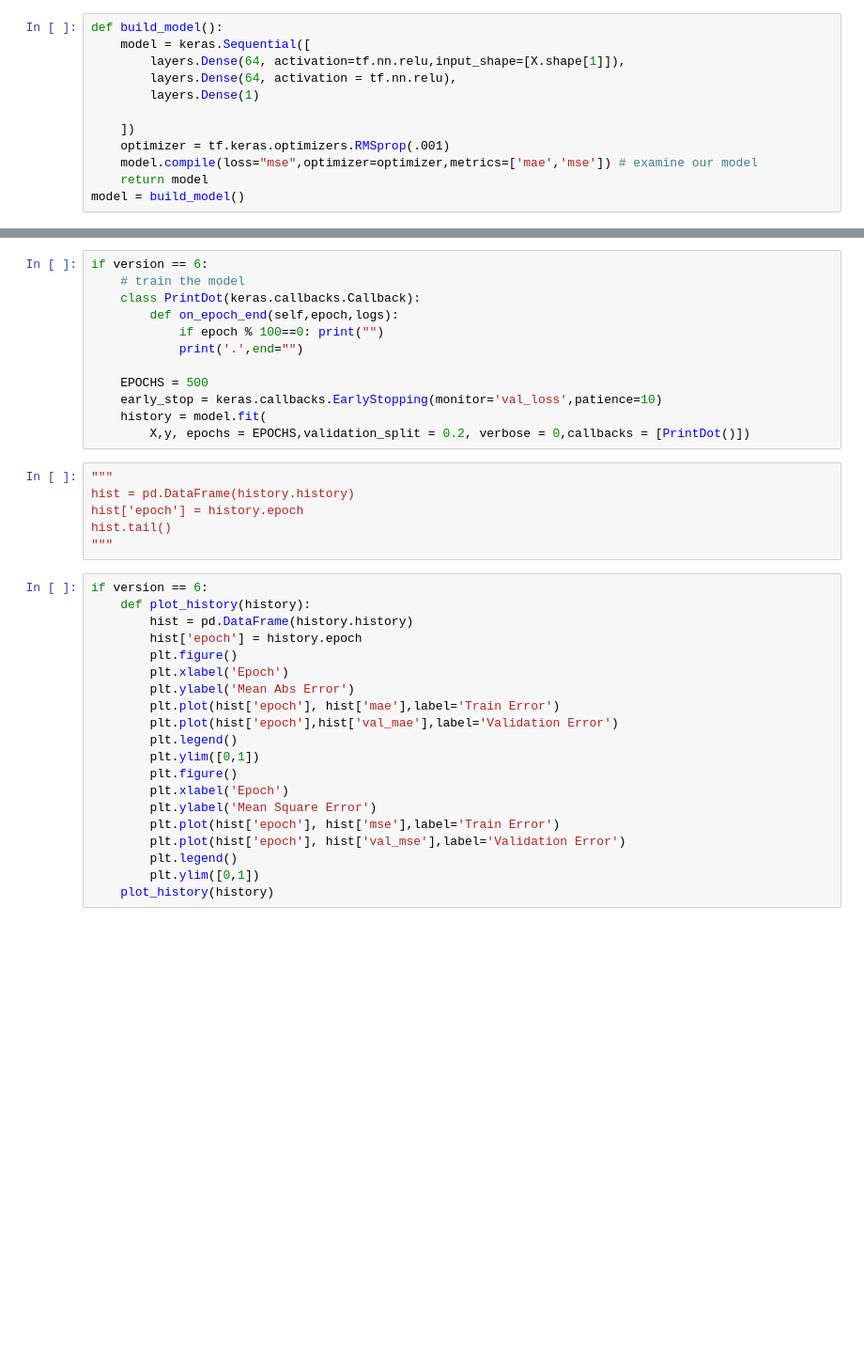
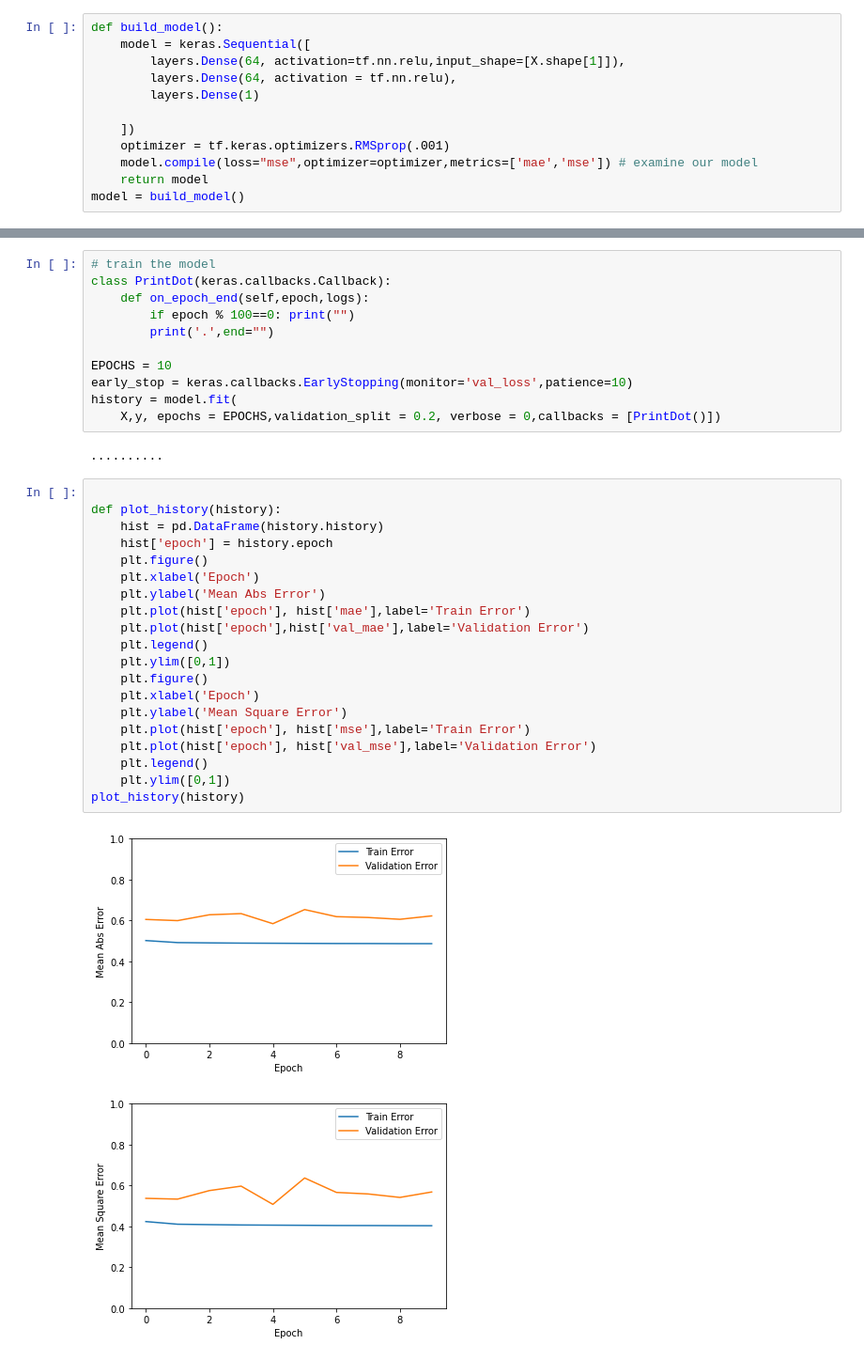
Before and after one commit to Idoleshem/Mini-ML-Spotify-Project-, a Jupyter notebook: model.ipynb, the cells around one changed output, grey strips where cells are left out. Shown: that part at 94% size. Drawn from its saved outputs; the diff is of its cells as text; blank space fills up the shorter version.

```diff
--- a/model.ipynb
+++ b/model.ipynb
@@ -375,39 +169,37 @@ if version ==6:
 # %%
-if version == 6:
-    # train the model
-    class PrintDot(keras.callbacks.Callback):
-        def on_epoch_end(self,epoch,logs):
-            if epoch % 100==0: print("")
-            print('.',end="")
+# train the model
+class PrintDot(keras.callbacks.Callback):
+    def on_epoch_end(self,epoch,logs):
+        if epoch % 100==0: print("")
+        print('.',end="")
 
-    EPOCHS = 500
-    early_stop = keras.callbacks.EarlyStopping(monitor='val_loss',patience=10)
-    history = model.fit(
-        X,y, epochs = EPOCHS,validation_split = 0.2, verbose = 0,callbacks = [PrintDot()])
+EPOCHS = 10
+early_stop = keras.callbacks.EarlyStopping(monitor='val_loss',patience=10)
+history = model.fit(
+    X,y, epochs = EPOCHS,validation_split = 0.2, verbose = 0,callbacks = [PrintDot()])
+# %% [output]
+..........
-# %%
-"""
-hist = pd.DataFrame(history.history)
-hist['epoch'] = history.epoch
-hist.tail()
-"""
 # %%
-if version == 6:
-    def plot_history(history):
-        hist = pd.DataFrame(history.history)
-        hist['epoch'] = history.epoch
-        plt.figure()
-        plt.xlabel('Epoch')
-        plt.ylabel('Mean Abs Error')
-        plt.plot(hist['epoch'], hist['mae'],label='Train Error')
-        plt.plot(hist['epoch'],hist['val_mae'],label='Validation Error')
-        plt.legend()
-        plt.ylim([0,1])
-        plt.figure()
-        plt.xlabel('Epoch')
-        plt.ylabel('Mean Square Error')
-        plt.plot(hist['epoch'], hist['mse'],label='Train Error')
-        plt.plot(hist['epoch'], hist['val_mse'],label='Validation Error')
-        plt.legend()
-        plt.ylim([0,1])
-    plot_history(history)
+
+def plot_history(history):
+    hist = pd.DataFrame(history.history)
+    hist['epoch'] = history.epoch
+    plt.figure()
+    plt.xlabel('Epoch')
+    plt.ylabel('Mean Abs Error')
+    plt.plot(hist['epoch'], hist['mae'],label='Train Error')
+    plt.plot(hist['epoch'],hist['val_mae'],label='Validation Error')
+    plt.legend()
+    plt.ylim([0,1])
+    plt.figure()
+    plt.xlabel('Epoch')
+    plt.ylabel('Mean Square Error')
+    plt.plot(hist['epoch'], hist['mse'],label='Train Error')
+    plt.plot(hist['epoch'], hist['val_mse'],label='Validation Error')
+    plt.legend()
+    plt.ylim([0,1])
+plot_history(history)
+# %% [output]
+[figure, added]
+[figure, added]
 # %%
```
Also changed, not shown: parts of 29 cells of this notebook.
